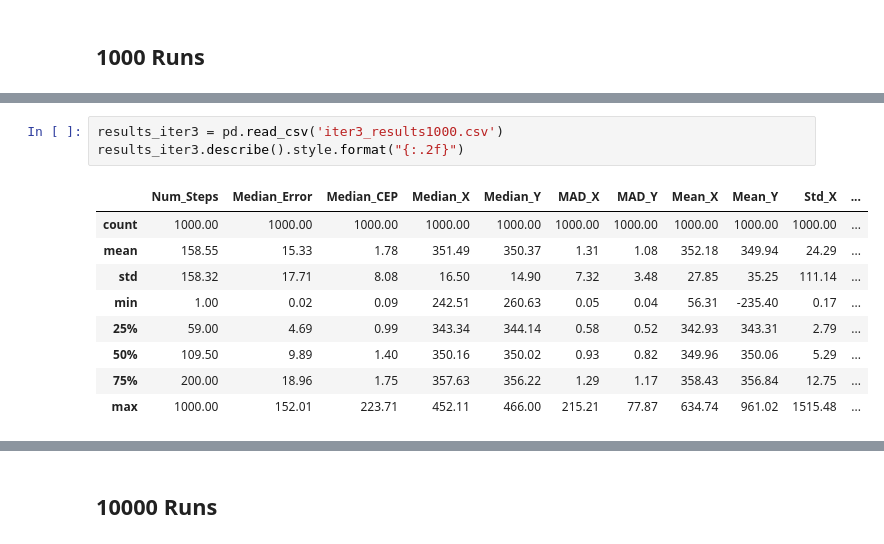
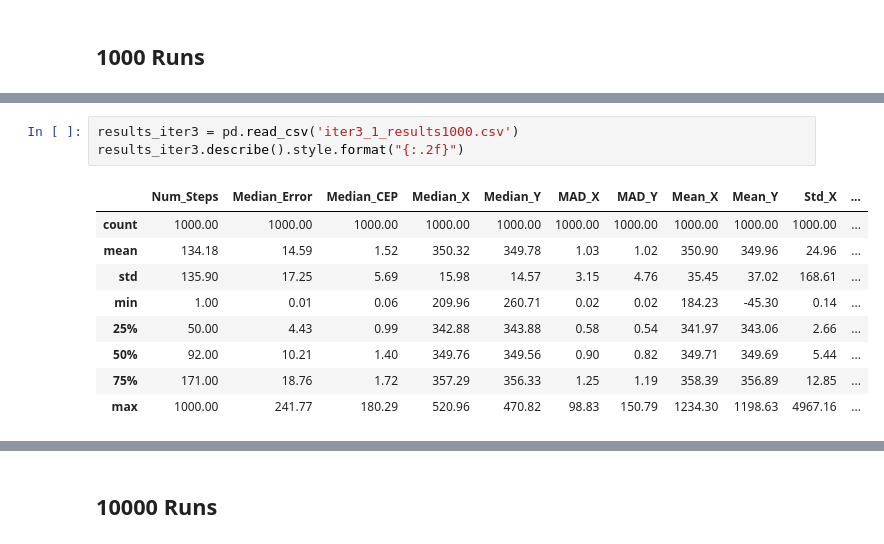
Before and after one commit to raneyoliver/CS8321Labs-public, a Jupyter notebook: lab5/Summary Results.ipynb, the cells around one changed output, grey strips where cells are left out. Saved outputs shown, nothing was run; the diff lists cells and outputs as text.

```diff
--- a/lab5/Summary Results.ipynb
+++ b/lab5/Summary Results.ipynb
@@ -34,13 +34,13 @@ results_iter2.describe().style.format("{:.2f}")
 # %%
-results_iter3 = pd.read_csv('iter3_results1000.csv')
+results_iter3 = pd.read_csv('iter3_1_results1000.csv')
 results_iter3.describe().style.format("{:.2f}")
 # %% [output]
 |  | Num_Steps | Median_Error | Median_CEP | Median_X | Median_Y | MAD_X | MAD_Y | Mean_X | Mean_Y | Std_X | ... |
 | count | 1000.00 | 1000.00 | 1000.00 | 1000.00 | 1000.00 | 1000.00 | 1000.00 | 1000.00 | 1000.00 | 1000.00 | ... |
-| mean | 158.55 | 15.33 | 1.78 | 351.49 | 350.37 | 1.31 | 1.08 | 352.18 | 349.94 | 24.29 | ... |
-| std | 158.32 | 17.71 | 8.08 | 16.50 | 14.90 | 7.32 | 3.48 | 27.85 | 35.25 | 111.14 | ... |
-| min | 1.00 | 0.02 | 0.09 | 242.51 | 260.63 | 0.05 | 0.04 | 56.31 | -235.40 | 0.17 | ... |
-| 25% | 59.00 | 4.69 | 0.99 | 343.34 | 344.14 | 0.58 | 0.52 | 342.93 | 343.31 | 2.79 | ... |
-| 50% | 109.50 | 9.89 | 1.40 | 350.16 | 350.02 | 0.93 | 0.82 | 349.96 | 350.06 | 5.29 | ... |
-| 75% | 200.00 | 18.96 | 1.75 | 357.63 | 356.22 | 1.29 | 1.17 | 358.43 | 356.84 | 12.75 | ... |
-| max | 1000.00 | 152.01 | 223.71 | 452.11 | 466.00 | 215.21 | 77.87 | 634.74 | 961.02 | 1515.48 | ... |
+| mean | 134.18 | 14.59 | 1.52 | 350.32 | 349.78 | 1.03 | 1.02 | 350.90 | 349.96 | 24.96 | ... |
+| std | 135.90 | 17.25 | 5.69 | 15.98 | 14.57 | 3.15 | 4.76 | 35.45 | 37.02 | 168.61 | ... |
+| min | 1.00 | 0.01 | 0.06 | 209.96 | 260.71 | 0.02 | 0.02 | 184.23 | -45.30 | 0.14 | ... |
+| 25% | 50.00 | 4.43 | 0.99 | 342.88 | 343.88 | 0.58 | 0.54 | 341.97 | 343.06 | 2.66 | ... |
+| 50% | 92.00 | 10.21 | 1.40 | 349.76 | 349.56 | 0.90 | 0.82 | 349.71 | 349.69 | 5.44 | ... |
+| 75% | 171.00 | 18.76 | 1.72 | 357.29 | 356.33 | 1.25 | 1.19 | 358.39 | 356.89 | 12.85 | ... |
+| max | 1000.00 | 241.77 | 180.29 | 520.96 | 470.82 | 98.83 | 150.79 | 1234.30 | 1198.63 | 4967.16 | ... |
```
Also changed, not shown: parts of 17 cells of this notebook, 18 other files.
